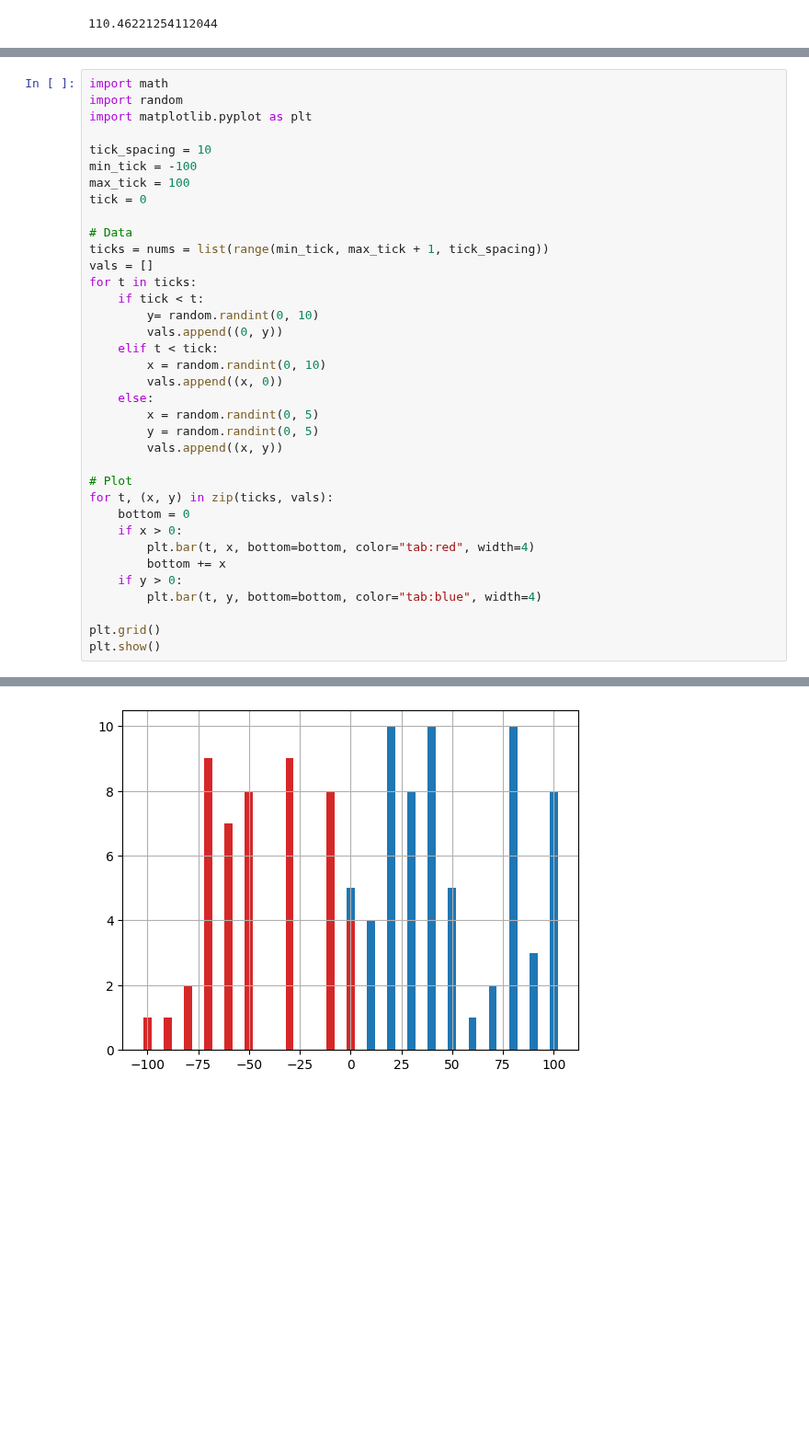
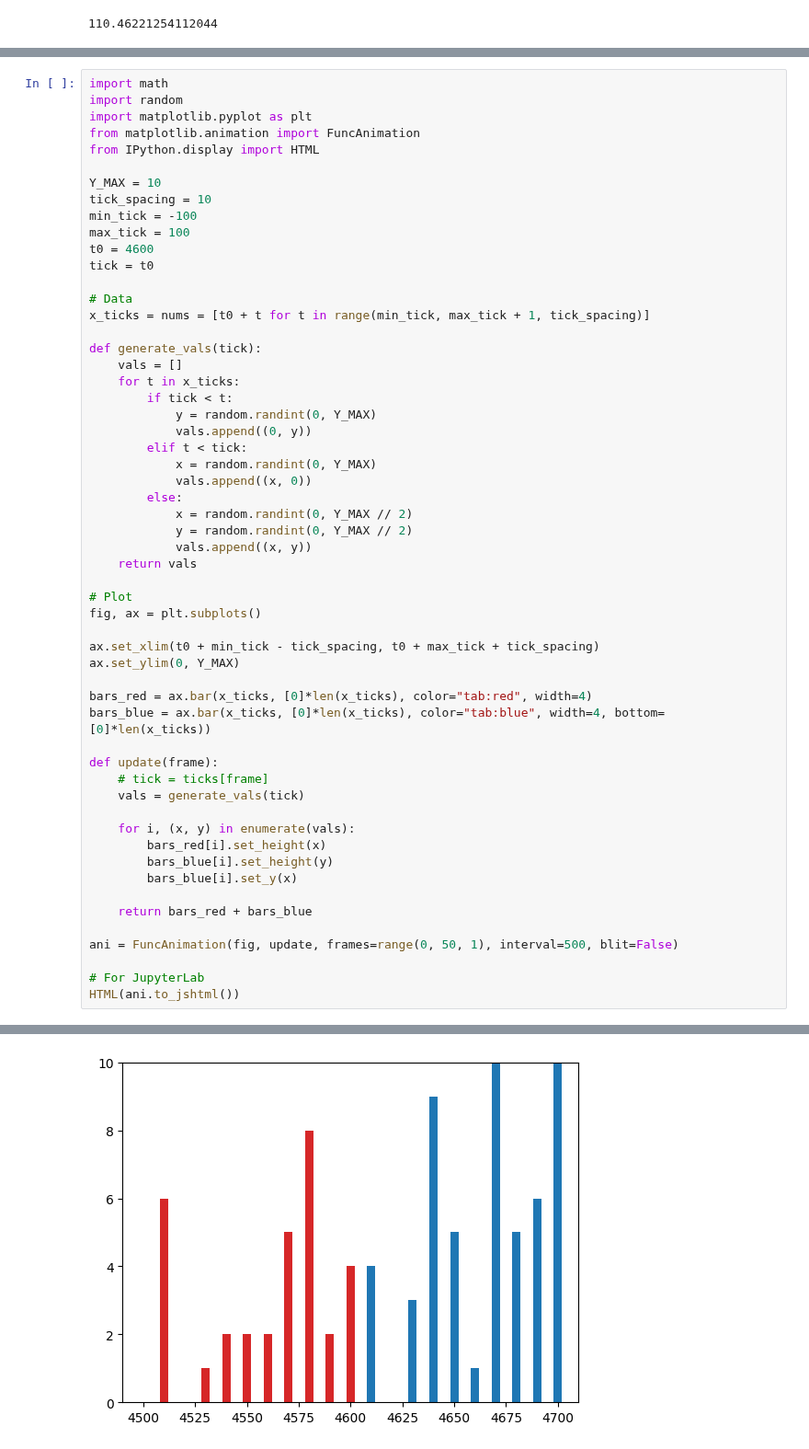
Before and after one commit to t4sk/notes, a Jupyter notebook: python/amm/order_book.ipynb, the cells around one changed output, grey strips where cells are left out. Shown at 92% size. Drawn from its saved outputs; the diff is of its cells as text; blank space fills up the shorter version.

```diff
--- a/python/amm/order_book.ipynb
+++ b/python/amm/order_book.ipynb
@@ -381,36 +420,56 @@ in 247.97256337645618 out 210
 import math
 import random
 import matplotlib.pyplot as plt
+from matplotlib.animation import FuncAnimation
+from IPython.display import HTML
 
+Y_MAX = 10
 tick_spacing = 10
 min_tick = -100
 max_tick = 100
-tick = 0
+t0 = 4600
+tick = t0
 
 # Data
-ticks = nums = list(range(min_tick, max_tick + 1, tick_spacing))
-vals = []
-for t in ticks:
-    if tick < t:
-        y= random.randint(0, 10)
-        vals.append((0, y))
-    elif t < tick:
-        x = random.randint(0, 10)
-        vals.append((x, 0))
-    else:
-        x = random.randint(0, 5)
-        y = random.randint(0, 5)
-        vals.append((x, y))
+x_ticks = nums = [t0 + t for t in range(min_tick, max_tick + 1, tick_spacing)]
+
+def generate_vals(tick):
+    vals = []
+    for t in x_ticks:
+        if tick < t:
+            y = random.randint(0, Y_MAX)
+            vals.append((0, y))
+        elif t < tick:
+            x = random.randint(0, Y_MAX)
+            vals.append((x, 0))
+        else:
+            x = random.randint(0, Y_MAX // 2)
+            y = random.randint(0, Y_MAX // 2)
+            vals.append((x, y))
+    return vals
 
 # Plot
-for t, (x, y) in zip(ticks, vals):
-    bottom = 0
-    if x > 0:
-        plt.bar(t, x, bottom=bottom, color="tab:red", width=4)
-        bottom += x
-    if y > 0:
-        plt.bar(t, y, bottom=bottom, color="tab:blue", width=4)
+fig, ax = plt.subplots()
 
-plt.grid()
-plt.show()
+ax.set_xlim(t0 + min_tick - tick_spacing, t0 + max_tick + tick_spacing)
+ax.set_ylim(0, Y_MAX)
+
+bars_red = ax.bar(x_ticks, [0]*len(x_ticks), color="tab:red", width=4)
+bars_blue = ax.bar(x_ticks, [0]*len(x_ticks), color="tab:blue", width=4, bottom=[0]*len(x_ticks))
+
+def update(frame):
+    # tick = ticks[frame]
+    vals = generate_vals(tick)
+
+    for i, (x, y) in enumerate(vals):
+        bars_red[i].set_height(x)
+        bars_blue[i].set_height(y)
+        bars_blue[i].set_y(x)
+
+    return bars_red + bars_blue
+
+ani = FuncAnimation(fig, update, frames=range(0, 50, 1), interval=500, blit=False)
+
+# For JupyterLab
+HTML(ani.to_jshtml())
 # %% [output]
@@ -417 +477 @@ plt.show()
-[figure, old version]
+[figure, new version]
```
Also changed, not shown: parts of 2 cells of this notebook.
